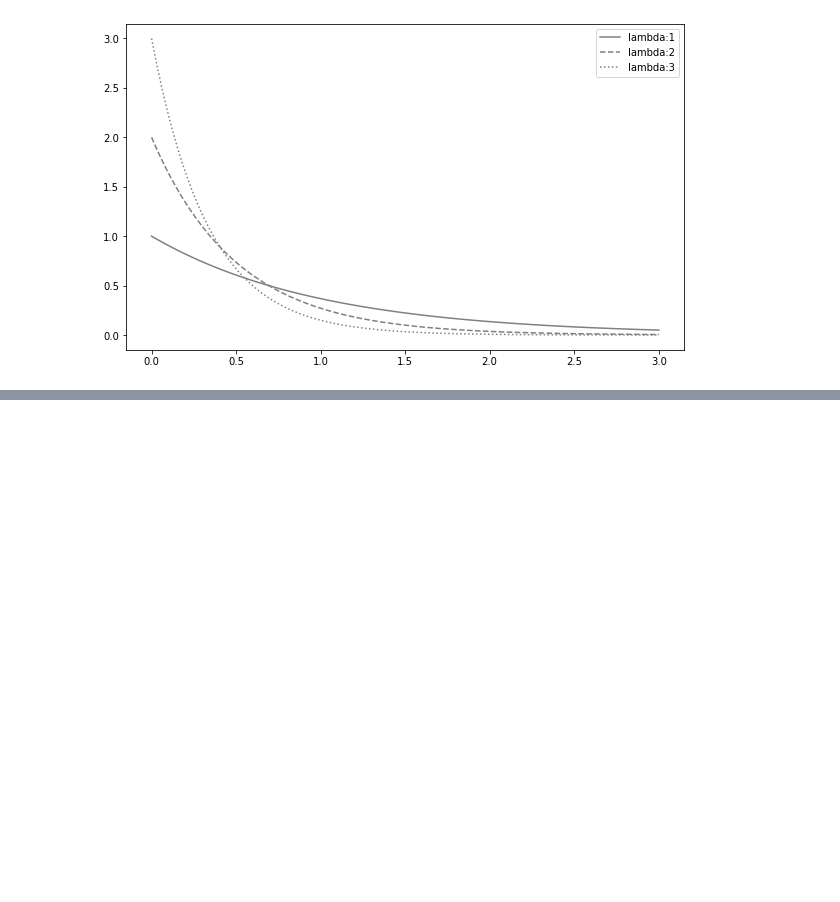
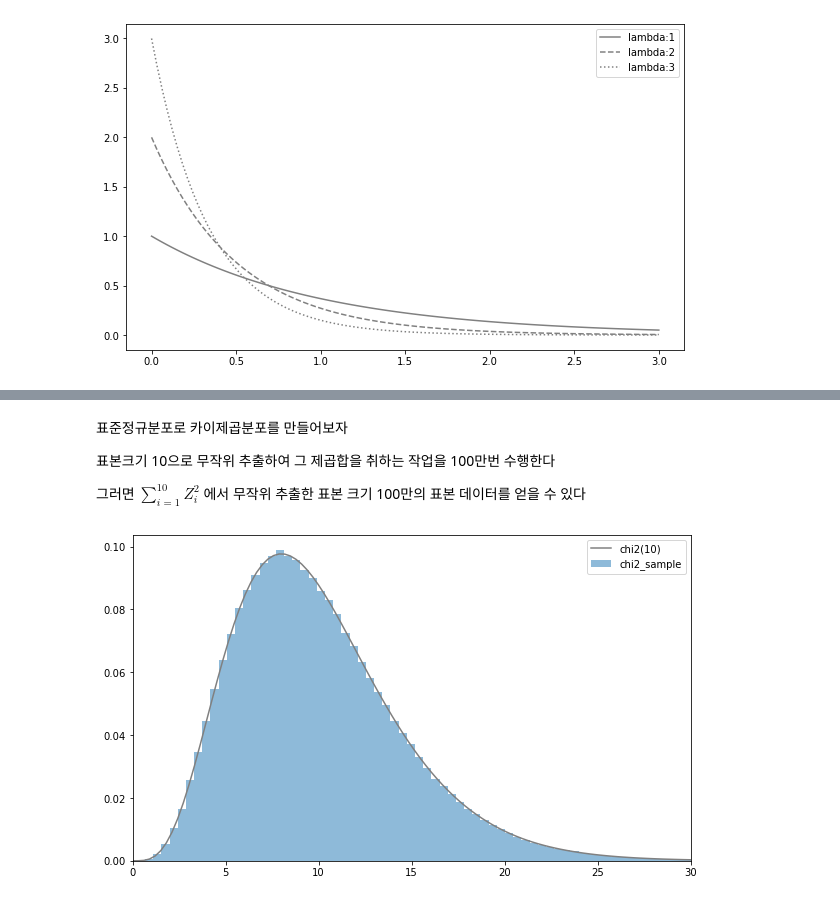
Before and after one commit to LyunJ/TIL, a Jupyter notebook: statistic/8_대표적인_연속형_확률변수.ipynb, the cells around one changed output, grey strips where cells are left out. Cells and saved outputs as stored; diff of their text form; code cells hidden in the pictures; blank space fills up the shorter version.

```diff
--- a/statistic/8_대표적인_연속형_확률변수.ipynb
+++ b/statistic/8_대표적인_연속형_확률변수.ipynb
@@ -246,0 +265,29 @@ plt.show()
+# %% [markdown]
+표준정규분포로 카이제곱분포를 만들어보자
+
+표본크기 10으로 무작위 추출하여 그 제곱합을 취하는 작업을 100만번 수행한다
+
+그러면 $\sum_{i=1}^{10} Z_{i}^{2}$ 에서 무작위 추출한 표본 크기 100만의 표본 데이터를 얻을 수 있다
+# %%
+n = 10
+rv = stats.norm()
+sample_size = int(1e6)
+# 표준정규분포로부터 10×100만 사이즈로 무작위추출
+Zs_sample = rv.rvs((n, sample_size))
+# axis=0에서 총합을 구하고, 표준정규분포의 제곱합 표본 데이터를 구한다
+chi2_sample = np.sum(Zs_sample**2, axis=0)
+# %%
+fig = plt.figure(figsize=(10, 6))
+ax = fig.add_subplot(111)
+
+rv_true = stats.chi2(n)
+xs = np.linspace(0, 30, 100)
+ax.hist(chi2_sample, bins=100, density=True,
+        alpha=0.5, label='chi2_sample')
+ax.plot(xs, rv_true.pdf(xs), label=f'chi2({n})', color='gray')
+
+ax.legend()
+ax.set_xlim(0, 30)
+plt.show()
+# %% [output]
+[figure, added]
```
Also changed, not shown: parts of 6 cells of this notebook, 7 other files.
